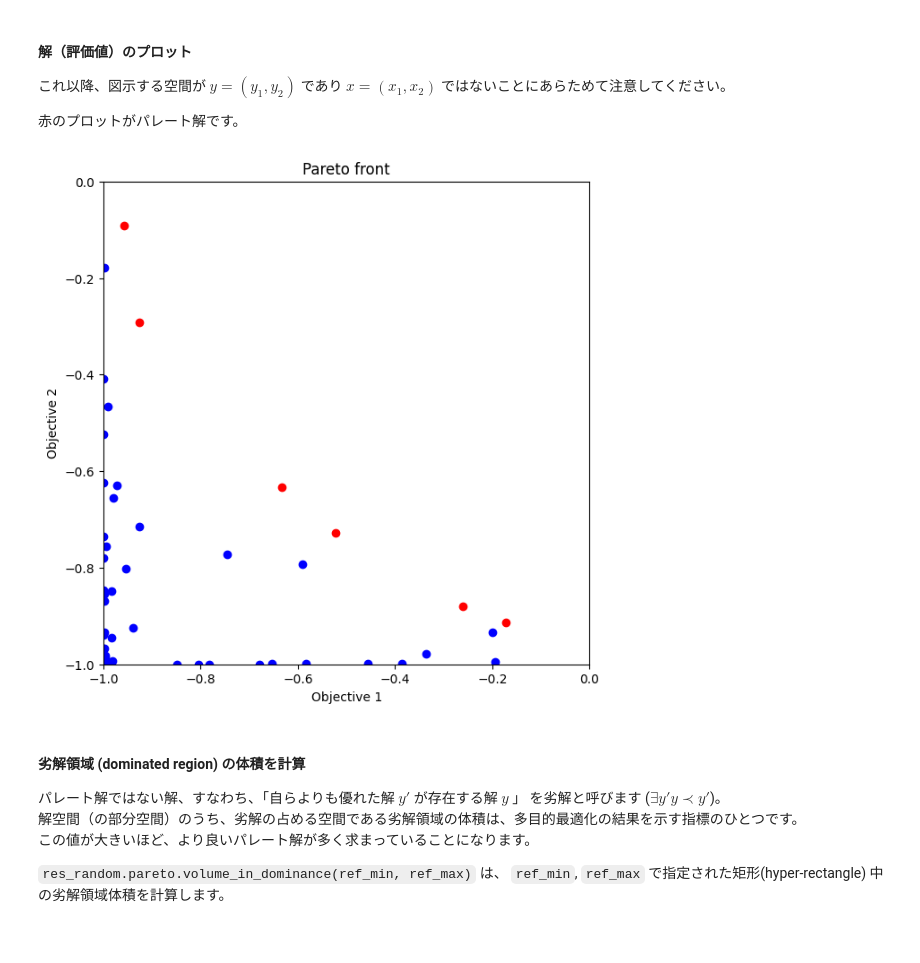
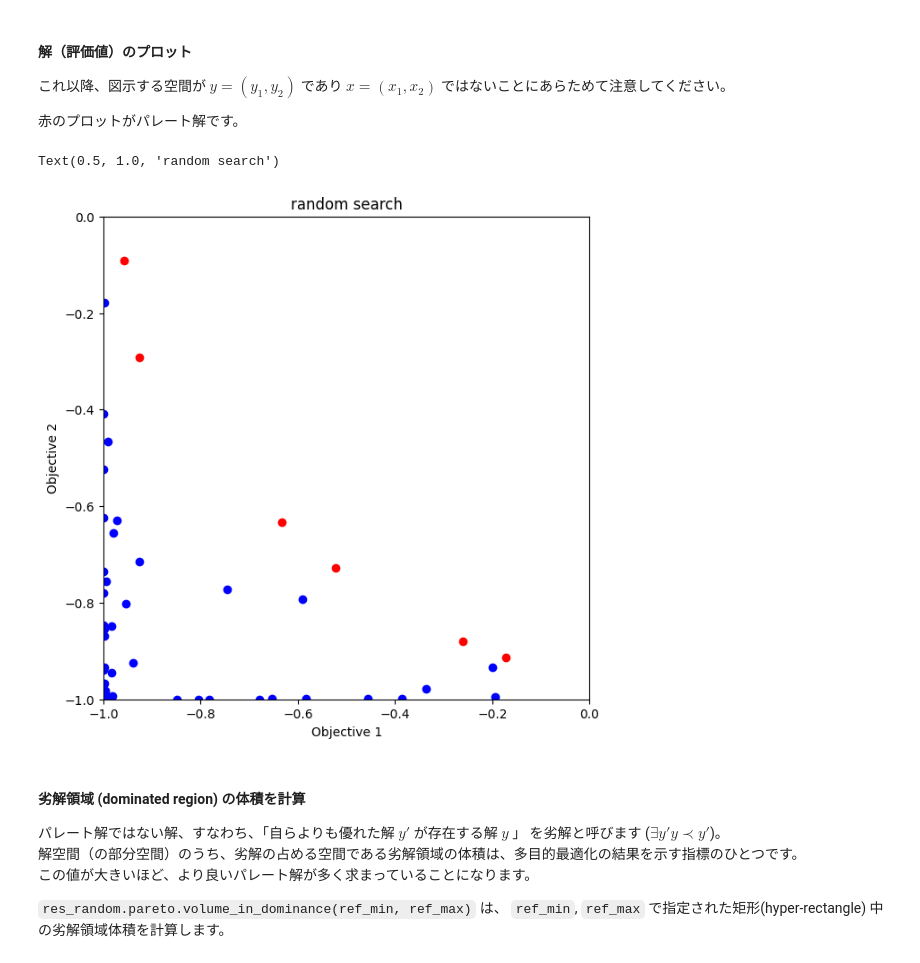
Before and after one commit to issp-center-dev/PHYSBO, a Jupyter notebook: docs/sphinx/manual/ja/source/notebook/tutorial_multi_objective.ipynb, the cells around one changed output. Saved outputs shown, nothing was run; the diff lists cells and outputs as text; code cells hidden in the pictures.

```diff
--- a/docs/sphinx/manual/ja/source/notebook/tutorial_multi_objective.ipynb
+++ b/docs/sphinx/manual/ja/source/notebook/tutorial_multi_objective.ipynb
@@ -13,10 +13,18 @@ $y \prec y^{'}\Longleftrightarrow \forall \ i \le p, y_i \le y^{'}_i  \land \exi
 
 PHYSBOでは、パレート解を効率的に求めるためのベイズ最適化手法を実装しています。
 # %%
+import time
 import numpy as np
 import matplotlib.pyplot as plt
+import pandas as pd
+
 import physbo
 %matplotlib inline
+
+
+seed = 12345
+num_random_search = 10
+num_bayes_search = 40
 # %% [markdown]
 ## テスト関数
 
@@ -54,3 +58,8 @@ test_X = np.array(list(itertools.product(a, a)))
+# %%
+min_X = np.array([-2.0, -2.0])
+max_X = np.array([2.0, 2.0])
+
+test_X = physbo.search.utility.make_grid(min_X=min_X, max_X=max_X, num_X=101)
 # %%
 test_X
 # %% [output]
@@ -77,5 +79,5 @@ class Simulator(object):
 # %%
-simu = Simulator(test_X)
+simu = physbo.search.utility.Simulator(test_X, vlmop2_minus)
 # %% [markdown]
 ## 関数のプロット
 
@@ -152,7 +159,7 @@ Pareto set は1つ目の目的関数値の昇順でソートされています
 # %%
 policy = physbo.search.discrete_multi.Policy(test_X=test_X, num_objectives=2)
 policy.set_seed(0)
-res_random = policy.random_search(max_num_probes=50, simulator=simu, disp_pareto_set=True)
+res_random = policy.random_search(max_num_probes=num_random_search + num_bayes_search, simulator=simu, disp_pareto_set=True)
 # %% [output]
 0001-th step: f(x) = [-0.99973003 -0.62334035] (action = 836)
    Pareto set updated.
@@ -231,7 +224,12 @@ def plot_pareto_front(res):
-# %%
-plot_pareto_front(res_random)
-# %% [output]
-[figure, removed]
+# %%
+fig, ax = plt.subplots(figsize=(7, 7))
+physbo.search.utility.plot_pareto_front_all(res_random, ax=ax)
+ax.set_xlim(-1, 0)
+ax.set_ylim(-1, 0)
+ax.set_title("random search")
+# %% [output]
+Text(0.5, 1.0, 'random search')
+[figure, added]
 # %% [markdown]
 #### 劣解領域 (dominated region) の体積を計算
 
```
Also changed, not shown: parts of 32 cells of this notebook, 7 other files.
